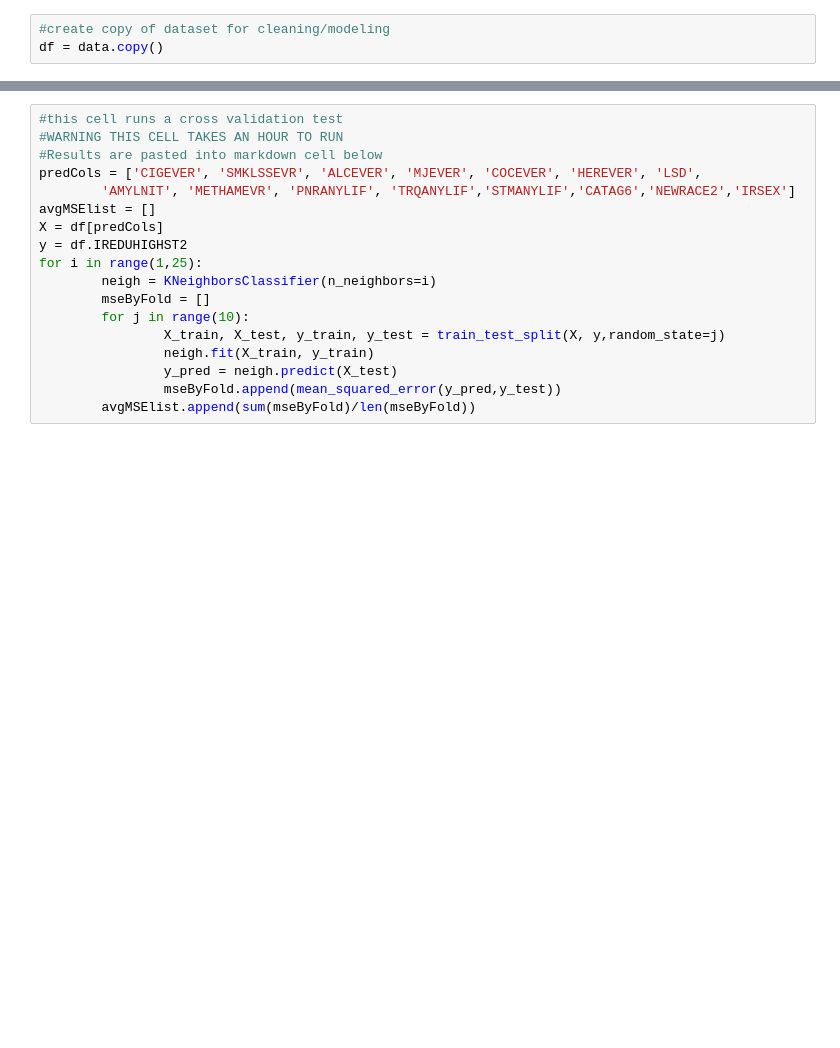
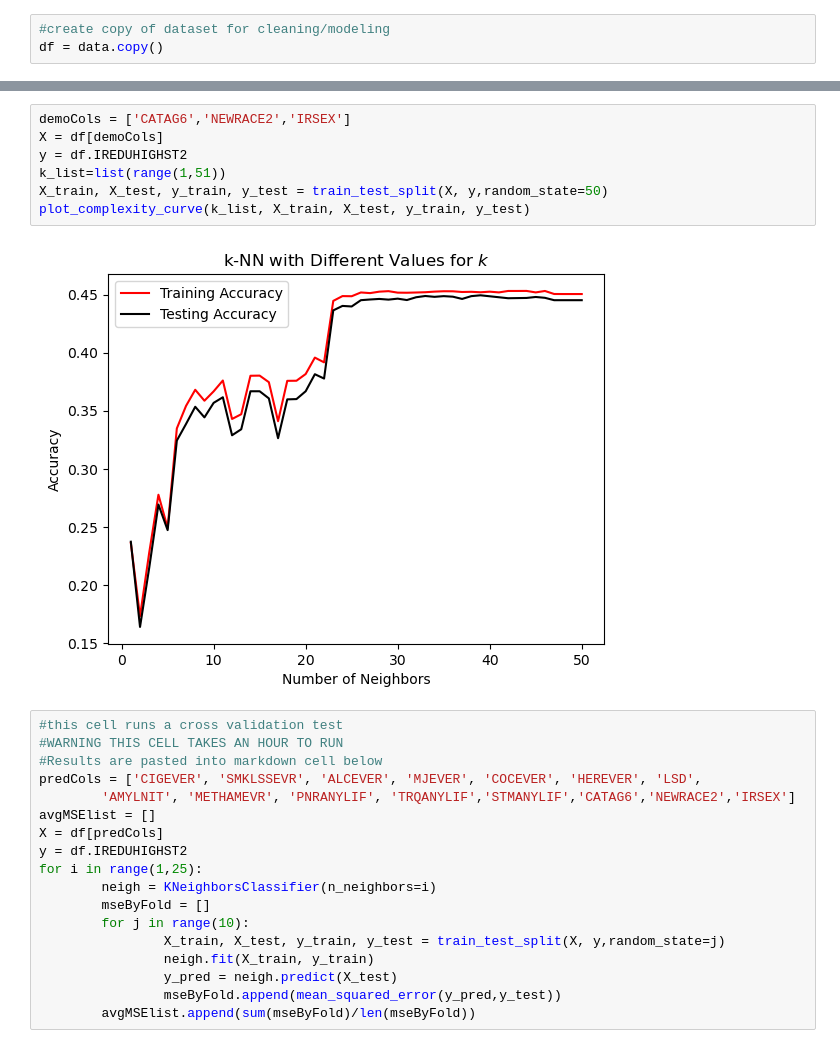
Before and after one commit to DanHL0/COGS109, a Jupyter notebook: COGS109_FInal_Project.ipynb, the cells around one changed output, grey strips where cells are left out. Drawn from its saved outputs; the diff is of its cells as text; blank space fills up the shorter version.

```diff
--- a/COGS109_FInal_Project.ipynb
+++ b/COGS109_FInal_Project.ipynb
@@ -175,3 +225,12 @@ df.shape
+# %%
+demoCols = ['CATAG6','NEWRACE2','IRSEX']
+X = df[demoCols]
+y = df.IREDUHIGHST2
+k_list=list(range(1,51))
+X_train, X_test, y_train, y_test = train_test_split(X, y,random_state=50)
+plot_complexity_curve(k_list, X_train, X_test, y_train, y_test)
+# %% [output]
+[figure, added]
 # %%
 #this cell runs a cross validation test
 #WARNING THIS CELL TAKES AN HOUR TO RUN
```
Also changed, not shown: parts of 10 cells of this notebook.
